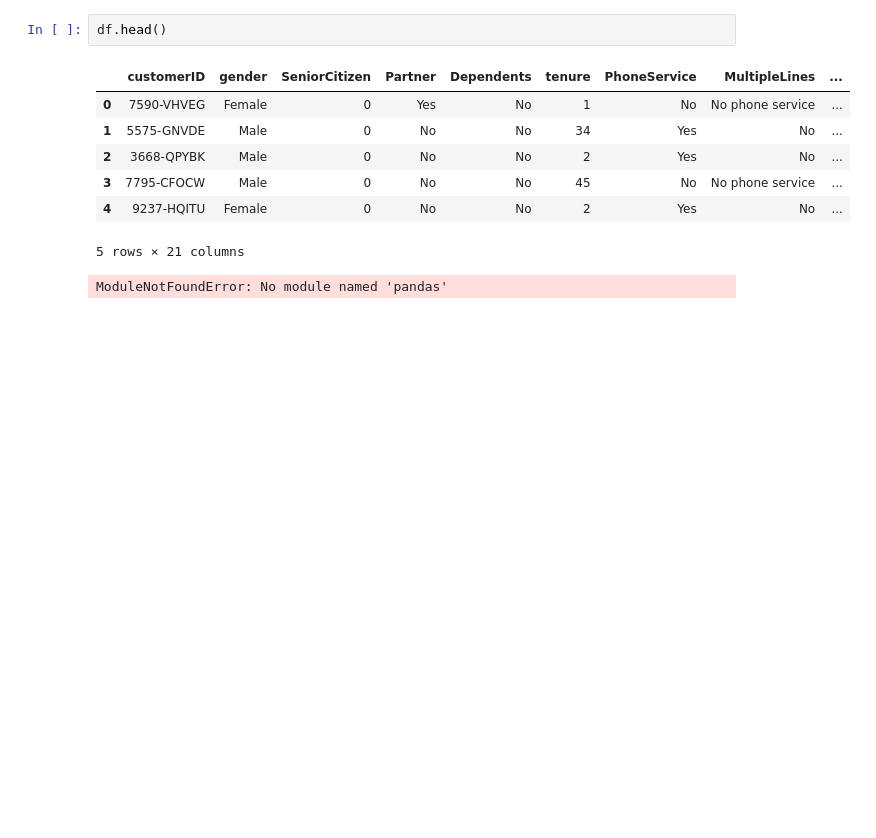
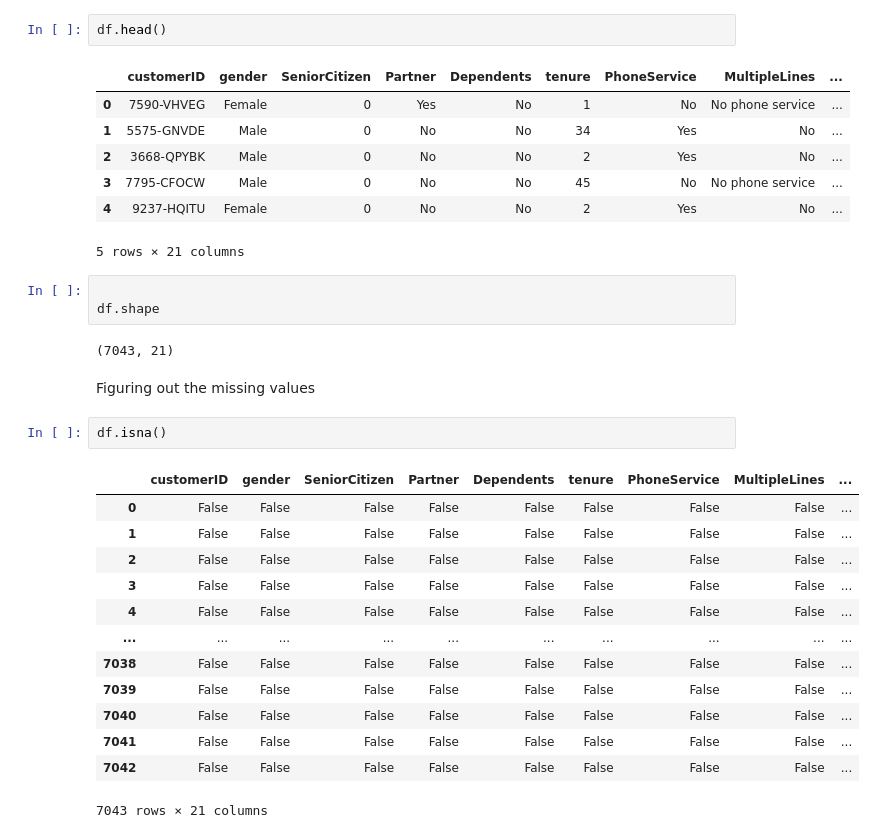
Before and after one commit to aswindcu2025/churn_prediction_telecom_ds, a Jupyter notebook: data_cleaning.ipynb, the cells around one changed output. Drawn from its saved outputs; the diff is of its cells as text; blank space fills up the shorter version.

Commit message:
missing value

```diff
--- a/data_cleaning.ipynb
+++ b/data_cleaning.ipynb
@@ -25,5 +25,25 @@ df.head()
 | 4 | 9237-HQITU | Female | 0 | No | No | 2 | Yes | No | ... |
 5 rows × 21 columns
 # %%
+
+df.shape
 # %% [output]
-ModuleNotFoundError: No module named 'pandas'
+(7043, 21)
+# %% [markdown]
+Figuring out the missing values
+# %%
+df.isna()
+# %% [output]
+|  | customerID | gender | SeniorCitizen | Partner | Dependents | tenure | PhoneService | MultipleLines | ... |
+| 0 | False | False | False | False | False | False | False | False | ... |
+| 1 | False | False | False | False | False | False | False | False | ... |
+| 2 | False | False | False | False | False | False | False | False | ... |
+| 3 | False | False | False | False | False | False | False | False | ... |
+| 4 | False | False | False | False | False | False | False | False | ... |
+| ... | ... | ... | ... | ... | ... | ... | ... | ... | ... |
+| 7038 | False | False | False | False | False | False | False | False | ... |
+| 7039 | False | False | False | False | False | False | False | False | ... |
+| 7040 | False | False | False | False | False | False | False | False | ... |
+| 7041 | False | False | False | False | False | False | False | False | ... |
+| 7042 | False | False | False | False | False | False | False | False | ... |
+7043 rows × 21 columns
```
Also changed, not shown: parts of 2 cells of this notebook.
